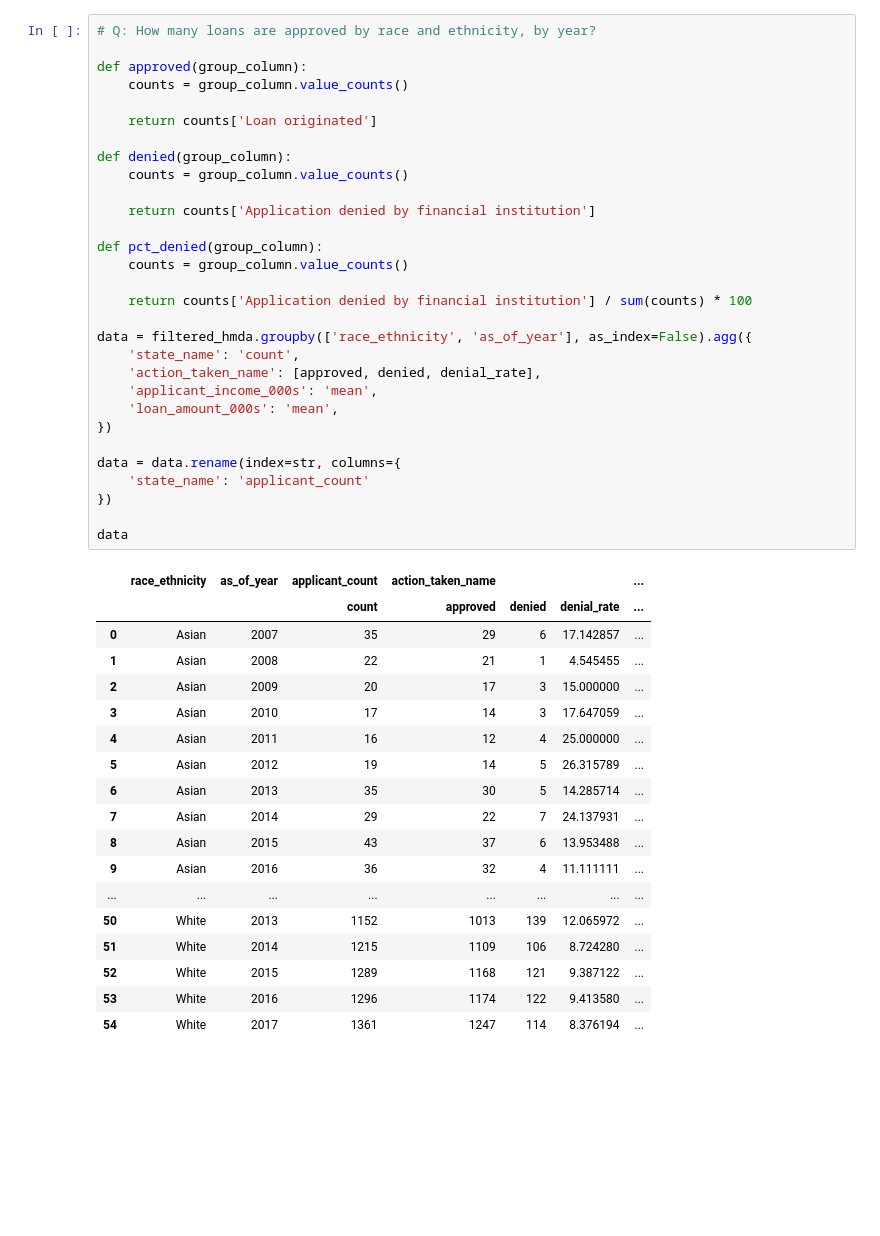
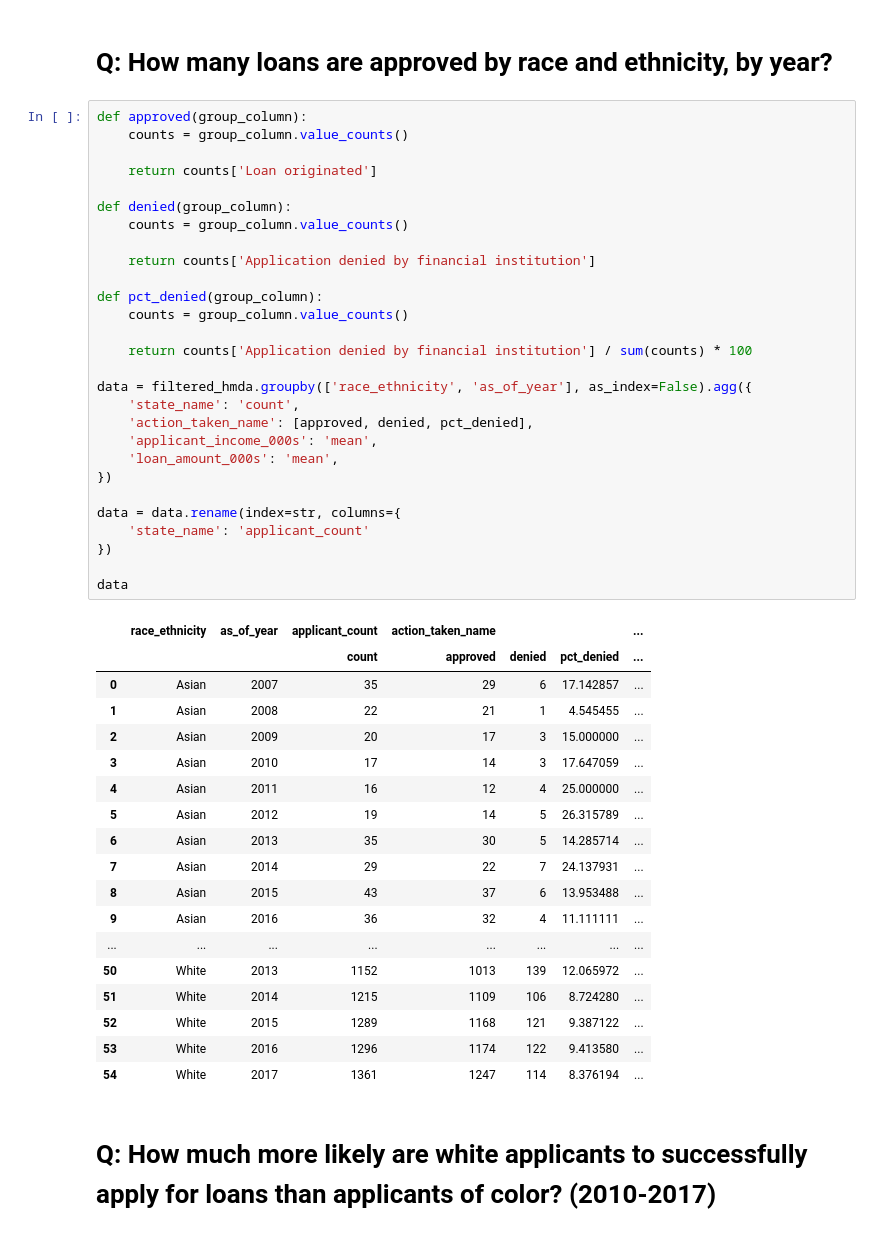
Before and after one commit to thetylerloop/tyler-home-loans, a Jupyter notebook: Home Loans (HMDA) Analysis.ipynb, the cells around one changed output. Saved outputs shown, nothing was run; the diff lists cells and outputs as text; blank space fills up the shorter version.

```diff
--- a/Home Loans (HMDA) Analysis.ipynb
+++ b/Home Loans (HMDA) Analysis.ipynb
@@ -74,39 +81,39 @@ filtered_hmda = filtered_hmda[
     (filtered_hmda['loan_amount_000s'] < 90000) &
     (filtered_hmda['applicant_income_000s'] != 9999)
 ]
+# %% [markdown]
+# Q: How many loans are approved by race and ethnicity, by year?
 # %%
-# Q: How many loans are approved by race and ethnicity, by year?
-
 def approved(group_column):
     counts = group_column.value_counts()
 
     return counts['Loan originated']
 
 def denied(group_column):
     counts = group_column.value_counts()
 
     return counts['Application denied by financial institution']
 
 def pct_denied(group_column):
     counts = group_column.value_counts()
 
     return counts['Application denied by financial institution'] / sum(counts) * 100
 
 data = filtered_hmda.groupby(['race_ethnicity', 'as_of_year'], as_index=False).agg({
     'state_name': 'count',
-    'action_taken_name': [approved, denied, denial_rate],
+    'action_taken_name': [approved, denied, pct_denied],
     'applicant_income_000s': 'mean',
     'loan_amount_000s': 'mean',
 })
 
 data = data.rename(index=str, columns={
     'state_name': 'applicant_count'
 })
 
 data
 # %% [output]
 |  | race_ethnicity | as_of_year | applicant_count | action_taken_name |  |  | ... |
-|  |  |  | count | approved | denied | denial_rate | ... |
+|  |  |  | count | approved | denied | pct_denied | ... |
 | 0 | Asian | 2007 | 35 | 29 | 6 | 17.142857 | ... |
 | 1 | Asian | 2008 | 22 | 21 | 1 | 4.545455 | ... |
 | 2 | Asian | 2009 | 20 | 17 | 3 | 15.000000 | ... |
@@ -123,4 +130,6 @@ data
 | 52 | White | 2015 | 1289 | 1168 | 121 | 9.387122 | ... |
 | 53 | White | 2016 | 1296 | 1174 | 122 | 9.413580 | ... |
 | 54 | White | 2017 | 1361 | 1247 | 114 | 8.376194 | ... |
+# %% [markdown]
+# Q: How much more likely are white applicants to successfully apply for loans than applicants of color? (2010-2017)
 # %%
```
Also changed, not shown: parts of 18 cells of this notebook.
